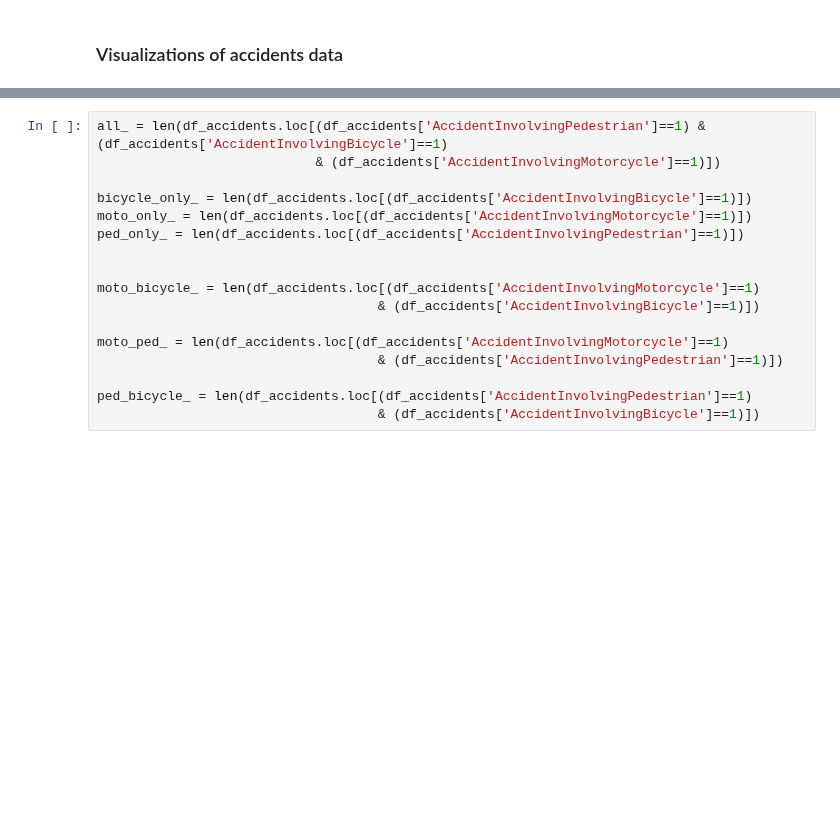
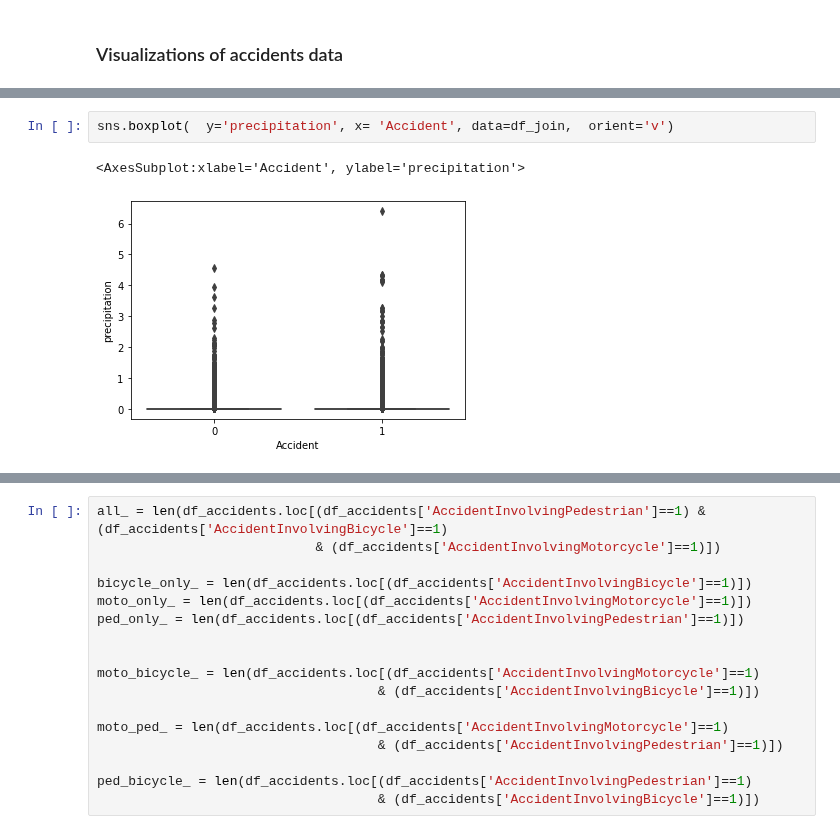
Before and after one commit to Antonio-226/Big-Data-Analytics-Group-Project, a Jupyter notebook: EDA.ipynb, the cells around one changed output, grey strips where cells are left out. Drawn from its saved outputs; the diff is of its cells as text; blank space fills up the shorter version.

```diff
--- a/EDA.ipynb
+++ b/EDA.ipynb
@@ -38,0 +72,5 @@ df_join.head()
+# %%
+sns.boxplot(  y='precipitation', x= 'Accident', data=df_join,  orient='v')
+# %% [output]
+<AxesSubplot:xlabel='Accident', ylabel='precipitation'>
+[figure, added]
```
Also changed, not shown: parts of 16 cells of this notebook.
